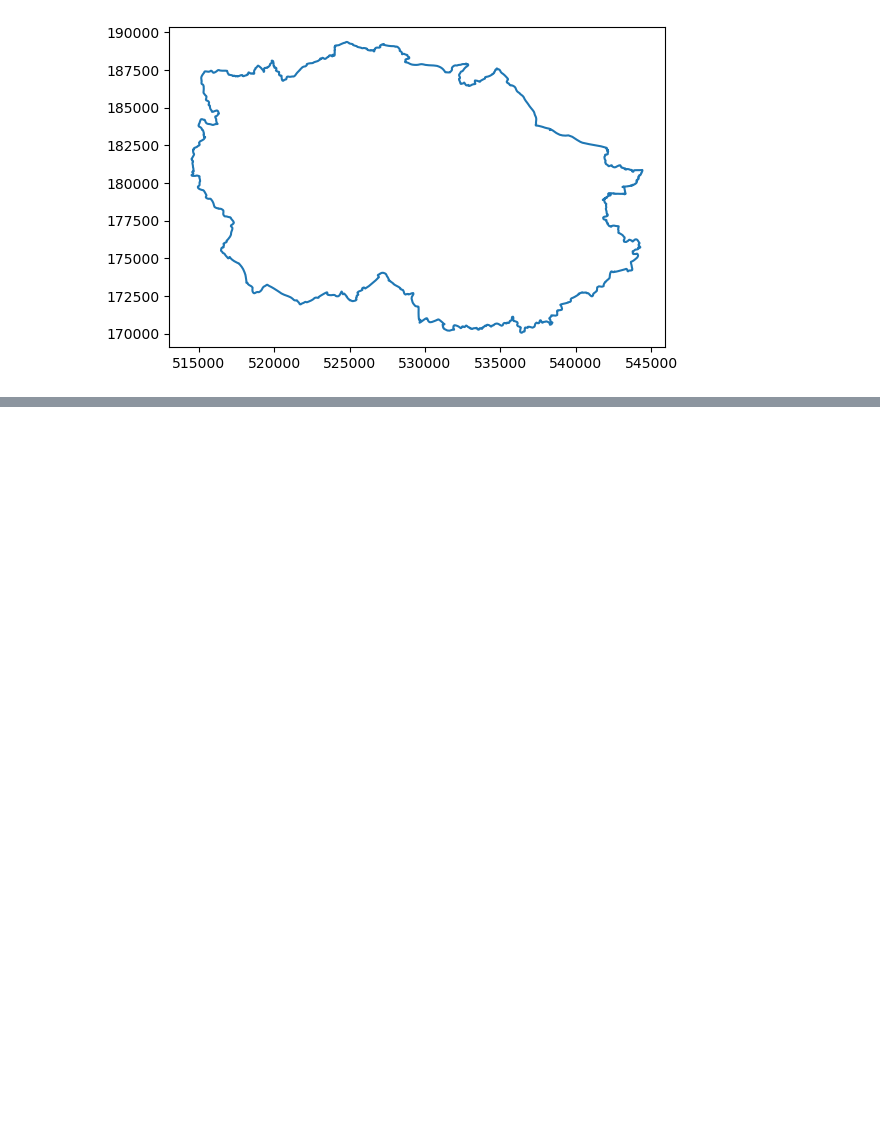
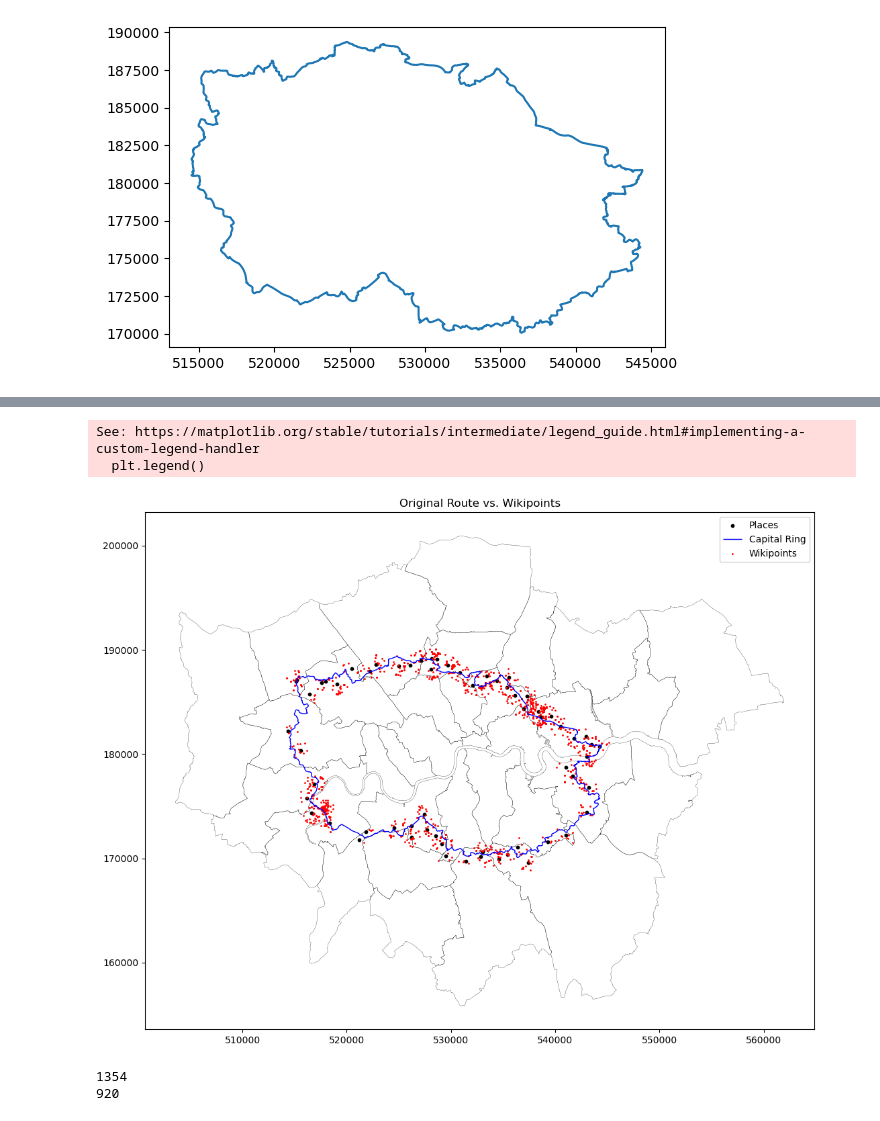
Before and after one commit to a-saveleva/casa0003_ind_work, a Jupyter notebook: indwork_data_load.ipynb, the cells around one changed output, grey strips where cells are left out. Cells and saved outputs as stored; diff of their text form; code cells hidden in the pictures; blank space fills up the shorter version.

```diff
--- a/indwork_data_load.ipynb
+++ b/indwork_data_load.ipynb
@@ -55,0 +213,7 @@ https://api.os.uk/search/names/v1/nearest?point=543344.2530006589,
+# %%
+wiki_df["geometry"] = wiki_df.apply(lambda row: Point(row["lon"], row["lat"]), axis=1)
+wiki_gdf = gpd.GeoDataFrame(wiki_df, geometry="geometry")
+wiki_gdf.set_crs(4258, inplace=True)
+wiki_gdf = wiki_gdf.to_crs(27700)
+
+wiki_gdf.info()
@@ -55,0 +237,24 @@ https://api.os.uk/search/names/v1/nearest?point=543344.2530006589,
+# %%
+# Plot line and sampled points
+fig, ax = plt.subplots(figsize=(20, 10))
+places_gdf.plot(ax=ax, color='black', markersize=10, label="Places")
+capital_ring_line.plot(ax=ax, color='blue', linewidth=1, label="Capital Ring")
+boro_gdf.plot(ax=ax, edgecolor='black', facecolor='none', linewidth=0.2, label="City of London")
+wiki_gdf.plot(ax=ax, color='red', markersize=1, label="Wikipoints")
+
+ax.set_aspect('equal')
+plt.legend()
+plt.title("Original Route vs. Wikipoints")
+plt.show()
+# %% [output]
+See: https://matplotlib.org/stable/tutorials/intermediate/legend_guide.html#implementing-a-custom-legend-handler
+  plt.legend()
+[figure, added]
+# %%
+#i am removing duplicates first
+print(len(wiki_gdf))
+wiki_gdf = wiki_gdf.drop_duplicates(subset=['geometry'], keep='first')
+print(len(wiki_gdf))
+# %% [output]
+1354
+920
```
Also changed, not shown: parts of 21 cells of this notebook, 13 other files.
